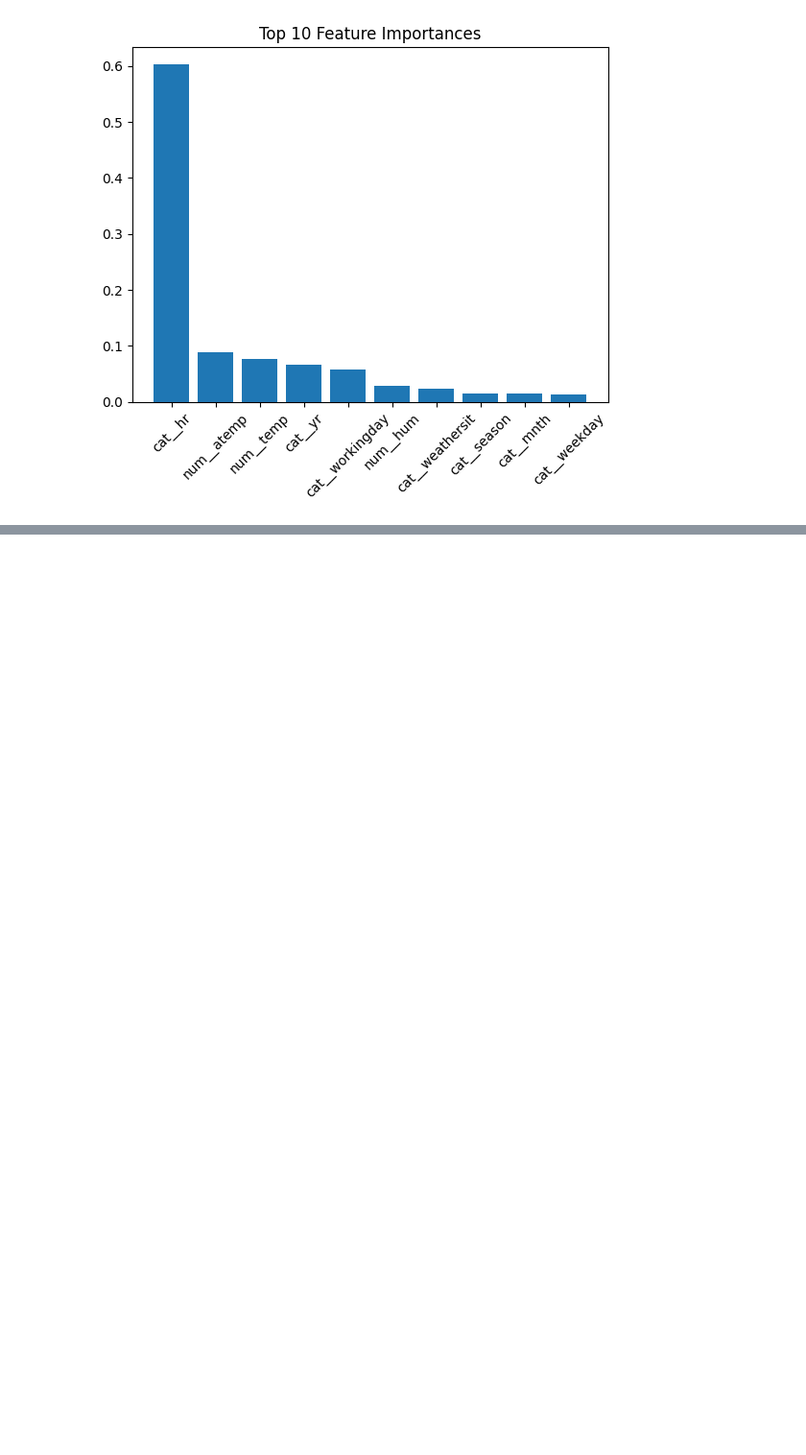
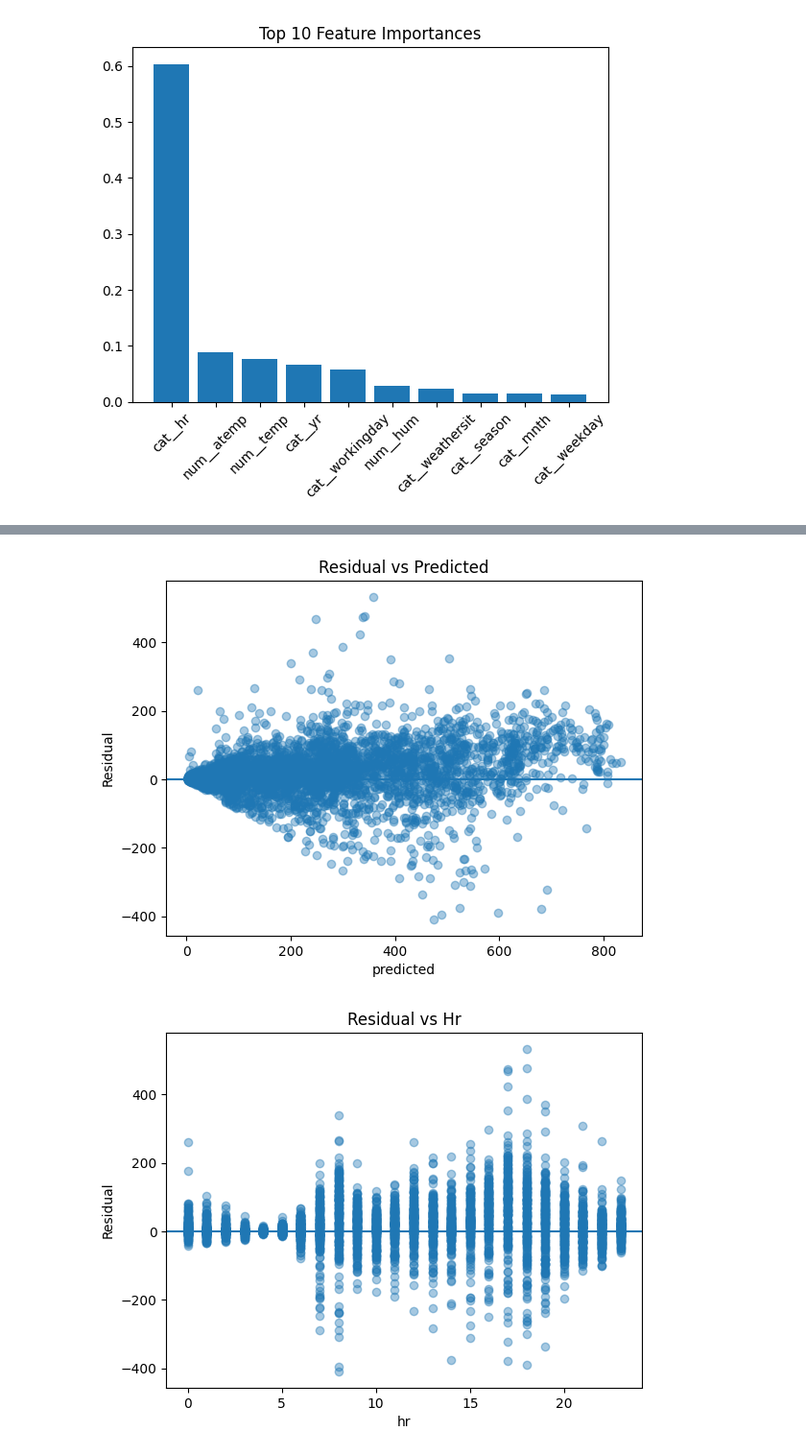
Before and after one commit to ZabitMagomed239/Bike-Rental-Regression-Project, a Jupyter notebook: noteboks/02_modeling.ipynb, the cells around one changed output, grey strips where cells are left out. Shown at 96% size. Drawn from its saved outputs; the diff is of its cells as text; code cells hidden in the pictures; blank space fills up the shorter version.

Commit message:
Residual analysis added

```diff
--- a/noteboks/02_modeling.ipynb
+++ b/noteboks/02_modeling.ipynb
@@ -316,0 +319,12 @@ Linear regression does not do this on its own. If you want it to consider two fe
+# %%
+# Predict
+y_pred = rf_model.predict(X_test)
+
+# Residuals
+residuals = y_test.values - y_pred
+
+# Create DataFrame for analysis
+residual_df = X_test.copy()
+residual_df['actual'] = y_test.values
+residual_df['predicted'] = y_pred
+residual_df['residual'] = residuals
@@ -316,0 +340,13 @@ Linear regression does not do this on its own. If you want it to consider two fe
+# %%
+cols = ['predicted', 'hr', 'temp', 'weathersit']
+
+for i in cols:
+    plt.scatter(residual_df[i], residual_df['residual'], alpha=.4)
+    plt.axhline(0)
+    plt.xlabel(i)
+    plt.ylabel("Residual")
+    plt.title(f"Residual vs {i.capitalize()}")
+    plt.show()
+# %% [output]
+[figure, added]
+[figure, added]
```
Also changed, not shown: parts of 14 cells of this notebook.
